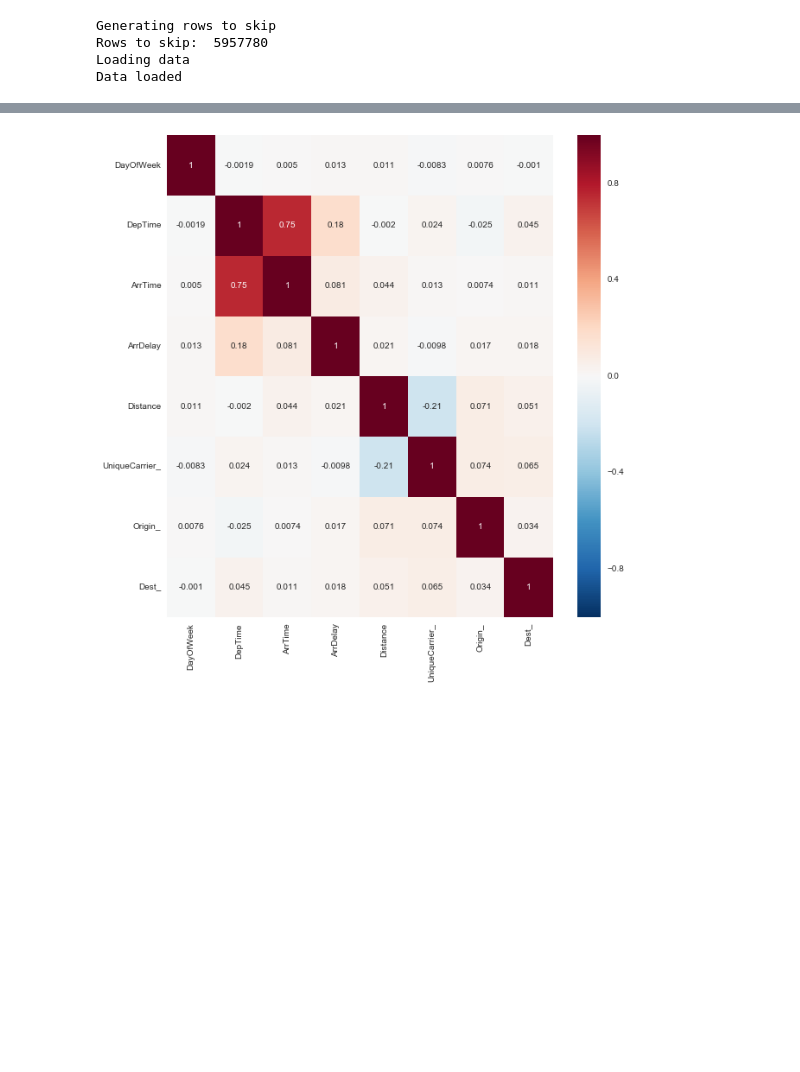
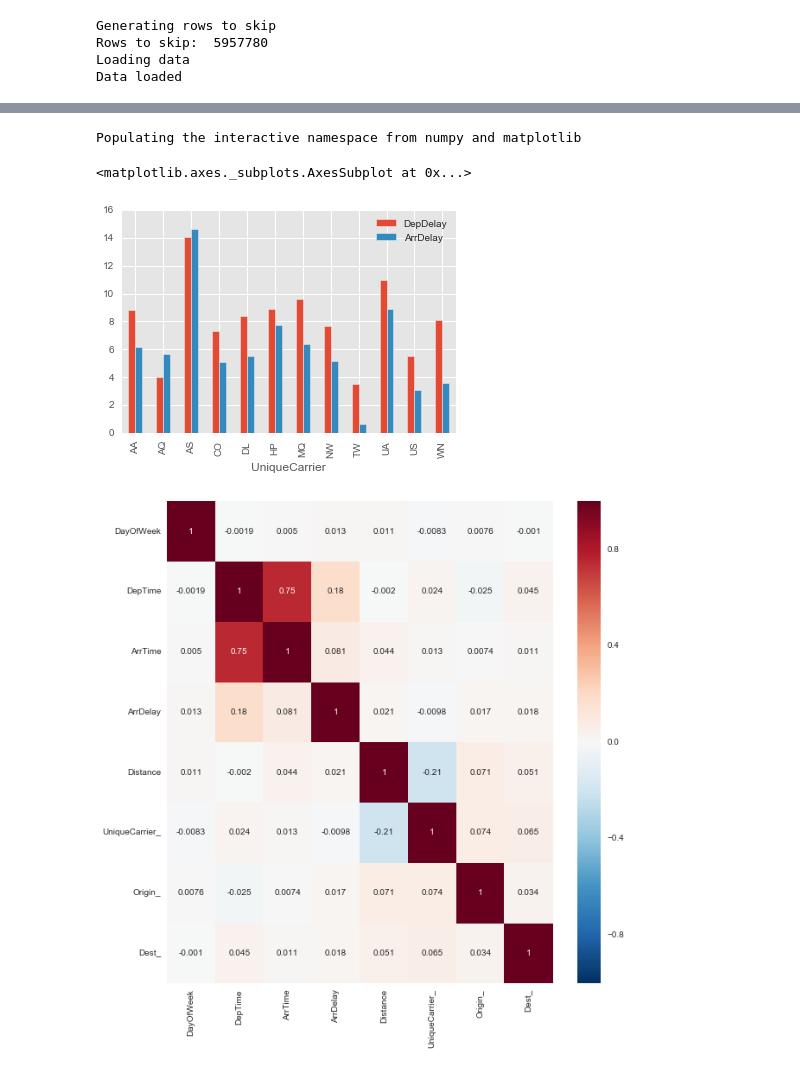
Before and after one commit to DJCordhose/big-data-visualization, a Jupyter notebook: code/notebooks/Data-Viz.ipynb, the cells around one changed output, grey strips where cells are left out. Cells and saved outputs as stored; diff of their text form; code cells hidden in the pictures; blank space fills up the shorter version.

```diff
--- a/code/notebooks/Data-Viz.ipynb
+++ b/code/notebooks/Data-Viz.ipynb
@@ -11,12 +11,16 @@ import pandas as pd
 print('Generating rows to skip')
 s = 10000  # desired sample size
 n = 5967780
+path = '../../data/2001/2001.csv'
 rows_to_skip = sorted(np.random.choice(np.arange(1, n + 1), (n - s), replace=False))
 print('Rows to skip: ', len(rows_to_skip))
 print('Loading data')
-df = pd.read_csv('../../data/2001/2001.csv',
+# http://pandas.pydata.org/pandas-docs/stable/io.html#date-handling
+df = pd.read_csv(path,
                  encoding='iso-8859-1', engine='c',
-                 skiprows=rows_to_skip)
+                 skiprows=rows_to_skip,
+                 parse_dates=[['Year', 'Month', 'DayofMonth']]
+                )
 print('Data loaded')
 # %% [output]
 Generating rows to skip
@@ -25,0 +54,2 @@ Data loaded
+# %%
+df.index = pd.to_datetime(df.pop('Year_Month_DayofMonth'))
@@ -25,0 +91,4 @@ Data loaded
+# %%
+grouped = df.groupby(df.UniqueCarrier)
+means = grouped.mean()[['DepDelay', 'ArrDelay']]
+means
@@ -26,3 +110,16 @@ Data loaded
+# %%
+# http://pandas.pydata.org/pandas-docs/stable/visualization.html
+%pylab inline
+import matplotlib
+# matplotlib.style.use('ggplot')
+# means.plot(kind='barh')
+# means.plot(kind='bar')
+# means.plot.bar(stacked=True)
+means.plot.bar()
+# %% [output]
+Populating the interactive namespace from numpy and matplotlib
+<matplotlib.axes._subplots.AxesSubplot at 0x...>
+[figure, added]
 # %%
 text_cols = [u'UniqueCarrier' , u'Origin', u'Dest']
 le = preprocessing.LabelEncoder()
```
Also changed, not shown: parts of 10 cells of this notebook, 4 other files.
